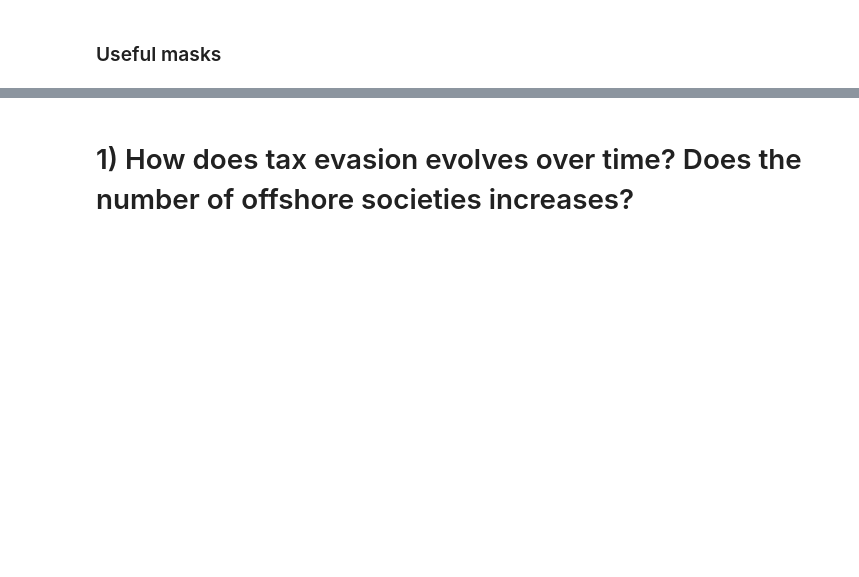
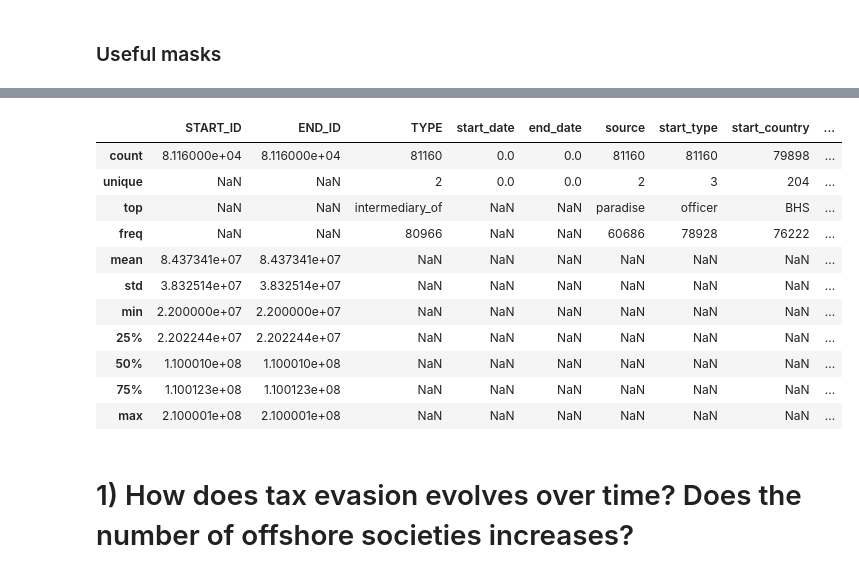
Before and after one commit to yymartin/ADA_Project_Cobra, a Jupyter notebook: Main.ipynb, the cells around one changed output, grey strips where cells are left out. Cells and saved outputs as stored; diff of their text form; code cells hidden in the pictures; blank space fills up the shorter version.

```diff
--- a/Main.ipynb
+++ b/Main.ipynb
@@ -453,0 +856,4 @@ mask_end_loc_notna = (edges_completed['end_country'].notna()) |  (edges_complete
+# %%
+nodes_ = nodes_[~nodes_.node_id.isin(old_ids_to_replace)]
+nodes_.update(nodes_replace)
+nodes = nodes_.set_index(['node_id', 'type'])
@@ -453,0 +885,3 @@ mask_end_loc_notna = (edges_completed['end_country'].notna()) |  (edges_complete
+# %%
+def map_old_new_default(x):
+    return dict_old_new_id.get(x, x)
@@ -453,0 +898,3 @@ mask_end_loc_notna = (edges_completed['end_country'].notna()) |  (edges_complete
+# %%
+edges_completed['START_ID'] = edges_completed['START_ID'].map(map_old_new_default)
+edges_completed['END_ID'] = edges_completed['END_ID'].map(map_old_new_default)
@@ -453,0 +903,8 @@ mask_end_loc_notna = (edges_completed['end_country'].notna()) |  (edges_complete
+# %%
+# Update when END_ID is in nodes to replace
+nodes_replace.columns = ['old_node_id', 'END_ID', 'end_type', 'source', 'name', 'end_country', 'end_jurisdiction', 'incorporation_date']
+edges_completed.update(nodes_replace)
+
+# Update when START_ID is in nodes to replace
+nodes_replace.columns = ['old_node_id', 'START_ID', 'start_type', 'source', 'name', 'start_country', 'start_jurisdiction', 'incorporation_date']
+edges_completed.update(nodes_replace)
@@ -454,3 +916,18 @@ mask_end_loc_notna = (edges_completed['end_country'].notna()) |  (edges_complete
+# %%
+edges_completed[edges_completed.START_ID == edges_completed.END_ID].describe(include = 'all')
+# %% [output]
+|  | START_ID | END_ID | TYPE | start_date | end_date | source | start_type | start_country | ... |
+| count | 8.116000e+04 | 8.116000e+04 | 81160 | 0.0 | 0.0 | 81160 | 81160 | 79898 | ... |
+| unique | NaN | NaN | 2 | 0.0 | 0.0 | 2 | 3 | 204 | ... |
+| top | NaN | NaN | intermediary_of | NaN | NaN | paradise | officer | BHS | ... |
+| freq | NaN | NaN | 80966 | NaN | NaN | 60686 | 78928 | 76222 | ... |
+| mean | 8.437341e+07 | 8.437341e+07 | NaN | NaN | NaN | NaN | NaN | NaN | ... |
+| std | 3.832514e+07 | 3.832514e+07 | NaN | NaN | NaN | NaN | NaN | NaN | ... |
+| min | 2.200000e+07 | 2.200000e+07 | NaN | NaN | NaN | NaN | NaN | NaN | ... |
+| 25% | 2.202244e+07 | 2.202244e+07 | NaN | NaN | NaN | NaN | NaN | NaN | ... |
+| 50% | 1.100010e+08 | 1.100010e+08 | NaN | NaN | NaN | NaN | NaN | NaN | ... |
+| 75% | 1.100123e+08 | 1.100123e+08 | NaN | NaN | NaN | NaN | NaN | NaN | ... |
+| max | 2.100001e+08 | 2.100001e+08 | NaN | NaN | NaN | NaN | NaN | NaN | ... |
 # %% [markdown]
 # 1) How does tax evasion evolves over time? Does the number of offshore societies increases?
 # %% [markdown]
```
Also changed, not shown: parts of 79 cells of this notebook.
